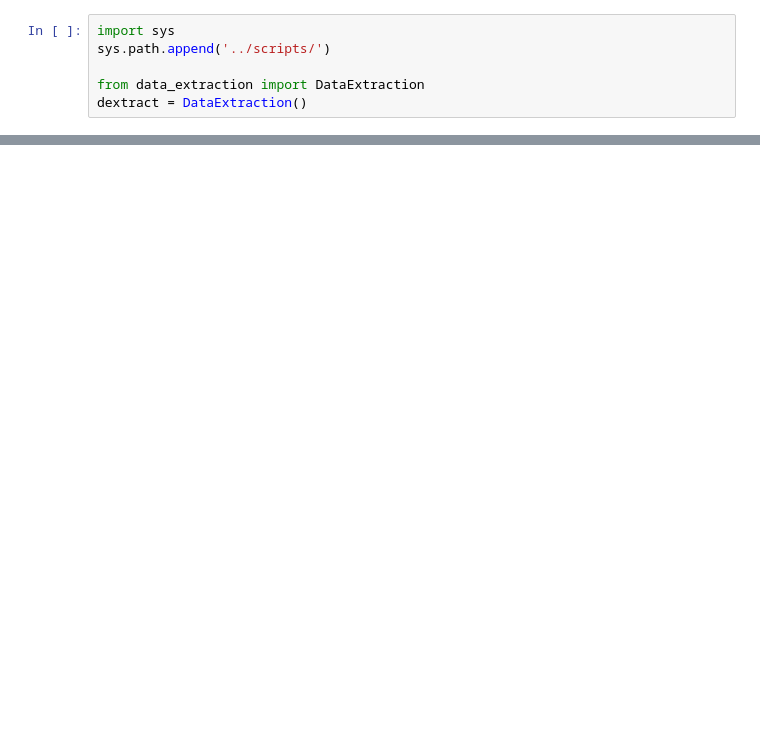
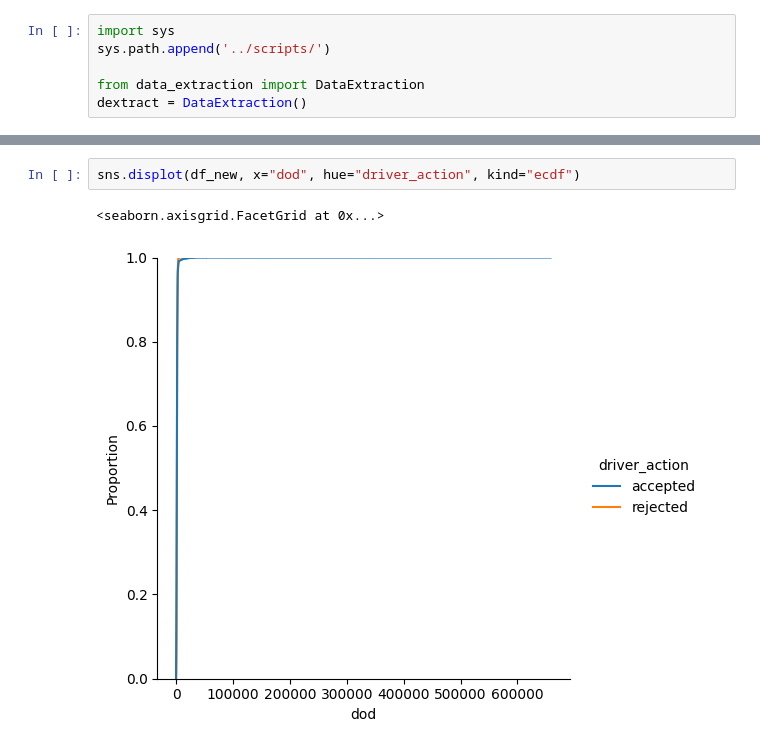
Before and after one commit to degagawolde/delivery-drivers-location-optimisation-with-causal-inference, a Jupyter notebook: notebooks/data_visualization.ipynb, the cells around one changed output, grey strips where cells are left out. Drawn from its saved outputs; the diff is of its cells as text; blank space fills up the shorter version.

```diff
--- a/notebooks/data_visualization.ipynb
+++ b/notebooks/data_visualization.ipynb
@@ -19,0 +43,5 @@ df.head()
+# %%
+sns.displot(df_new, x="dod", hue="driver_action", kind="ecdf")
+# %% [output]
+<seaborn.axisgrid.FacetGrid at 0x...>
+[figure, added]
```
Also changed, not shown: parts of 4 cells of this notebook, 8 other files.
